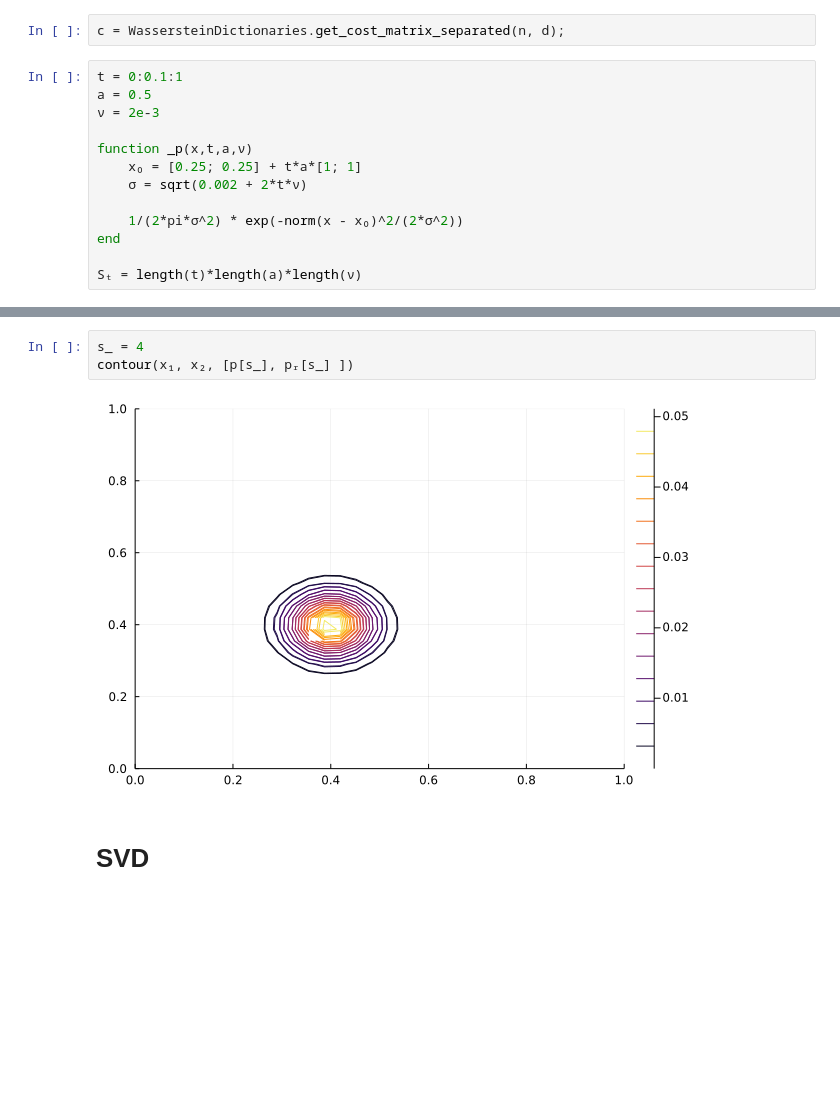
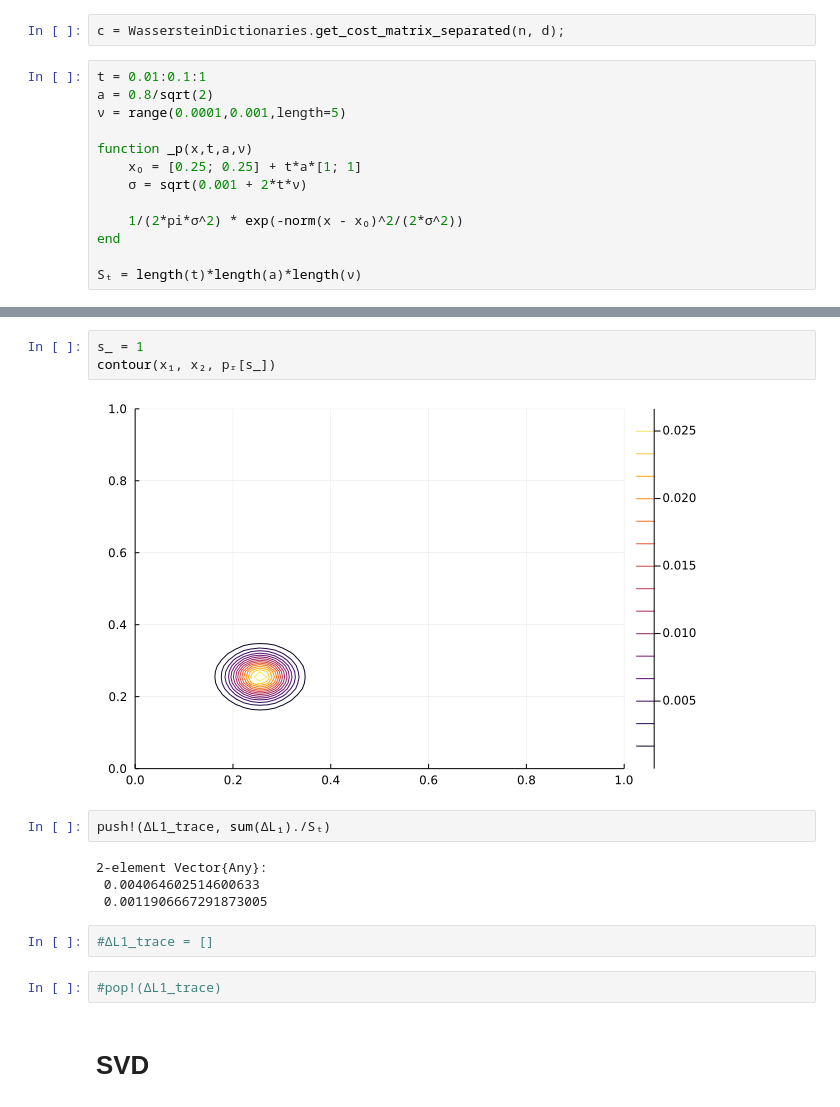
Before and after one commit to JuliaRCM/OptimalTransportTools.jl, a Jupyter notebook: notebooks/Greedy.ipynb, the cells around one changed output, grey strips where cells are left out. Cells and saved outputs as stored; diff of their text form; blank space fills up the shorter version.

```diff
--- a/notebooks/Greedy.ipynb
+++ b/notebooks/Greedy.ipynb
@@ -20,13 +19,13 @@ WARNING: redefinition of constant n. This may fail, cause incorrect answers, or
 # %%
 c = WassersteinDictionaries.get_cost_matrix_separated(n, d);
 # %%
-t = 0:0.1:1
-a = 0.5
-ν = 2e-3
+t = 0.01:0.1:1
+a = 0.8/sqrt(2)
+ν = range(0.0001,0.001,length=5)
 
 function _p(x,t,a,ν)
     x₀ = [0.25; 0.25] + t*a*[1; 1]
-    σ = sqrt(0.002 + 2*t*ν)
+    σ = sqrt(0.001 + 2*t*ν)
 
     1/(2*pi*σ^2) * exp(-norm(x - x₀)^2/(2*σ^2))
 end
@@ -211,8 +242,18 @@ sum(ΔL₁)./Sₜ, sum(ΔW)./Sₜ
 # %%
-s_ = 4
-contour(x₁, x₂, [p[s_], pᵣ[s_] ])
+s_ = 1
+contour(x₁, x₂, pᵣ[s_])
 # %% [output]
-[figure, old version]
+[figure, new version]
+# %%
+push!(ΔL1_trace, sum(ΔL₁)./Sₜ)
+# %% [output]
+2-element Vector{Any}:
+ 0.004064602514600633
+ 0.0011906667291873005
+# %%
+#ΔL1_trace = []
+# %%
+#pop!(ΔL1_trace)
 # %% [markdown]
 # SVD
 # %%
```
Also changed, not shown: parts of 36 cells of this notebook, 9 other files.
